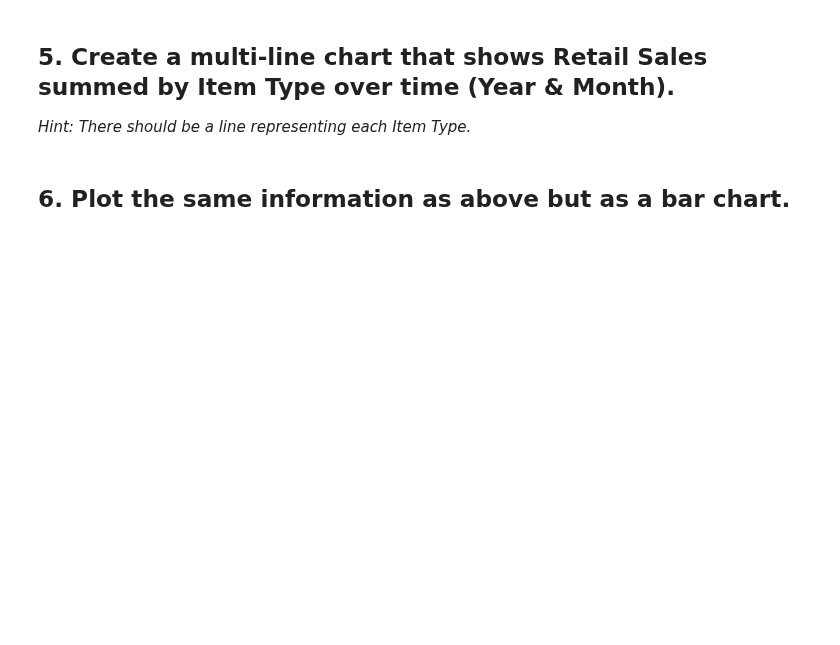
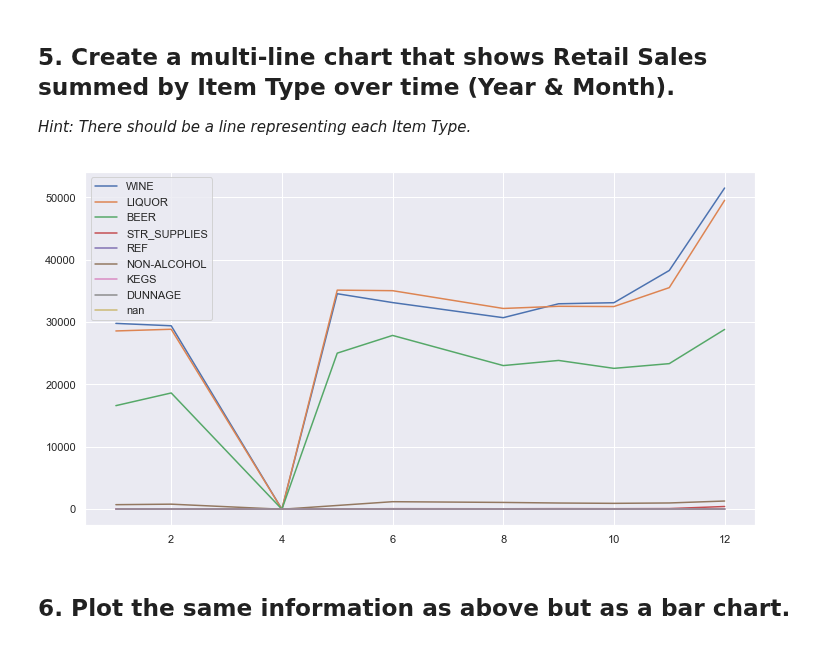
Before and after one commit to davidlafuentem/data-labs, a Jupyter notebook: module-2/lab-plotting-multiple-data-series/your-code/main.ipynb, the cells around one changed output. Cells and saved outputs as stored; diff of their text form; code cells hidden in the pictures; blank space fills up the shorter version.

```diff
--- a/module-2/lab-plotting-multiple-data-series/your-code/main.ipynb
+++ b/module-2/lab-plotting-multiple-data-series/your-code/main.ipynb
@@ -79,5 +80,19 @@ Month
 ## 5. Create a multi-line chart that shows Retail Sales summed by Item Type over time (Year & Month).
 
 *Hint: There should be a line representing each Item Type.*
+# %%
+items = data.ItemType.unique() #get all the items
+
+data_types = data.groupby(by=['ItemType','Month']).agg({'RetailSales':sum}).reset_index()
+
+plt.figure(figsize=(12,6.5))
+
+for item in items:
+    plt.plot(data_types[(data_types['ItemType']==item)].Month,
+        data_types[(data_types['ItemType']==item)].RetailSales,
+        label=item)
+    plt.legend()
+# %% [output]
+[figure, added]
 # %% [markdown]
 ## 6. Plot the same information as above but as a bar chart.
```
Also changed, not shown: parts of 10 cells of this notebook.
